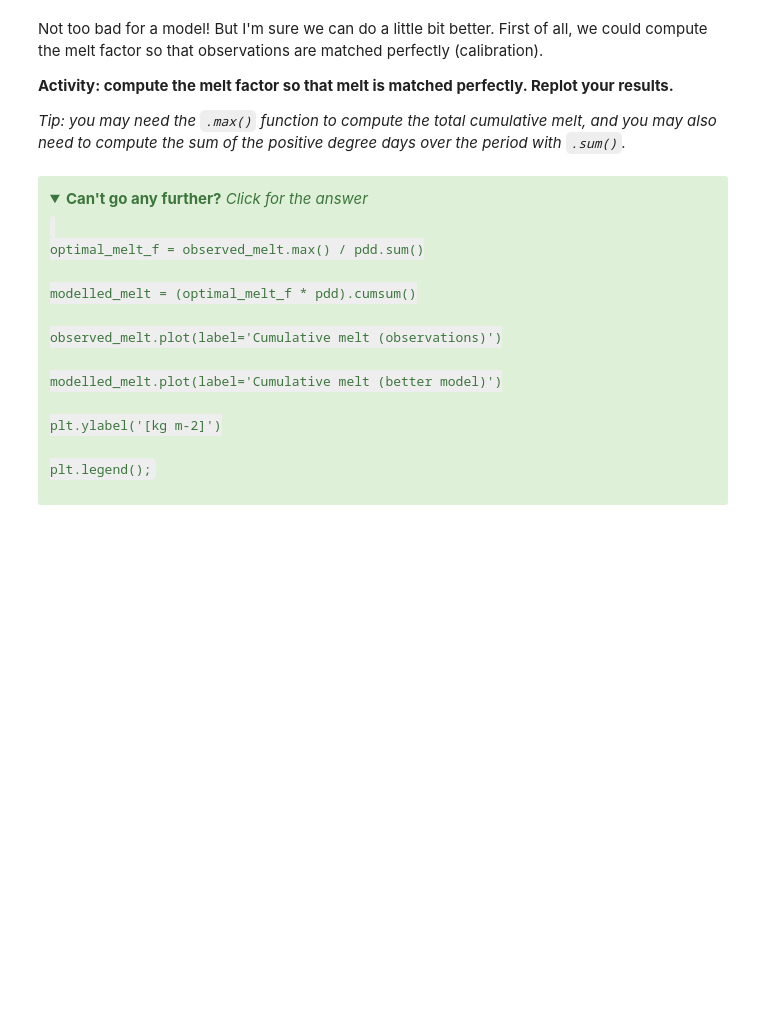
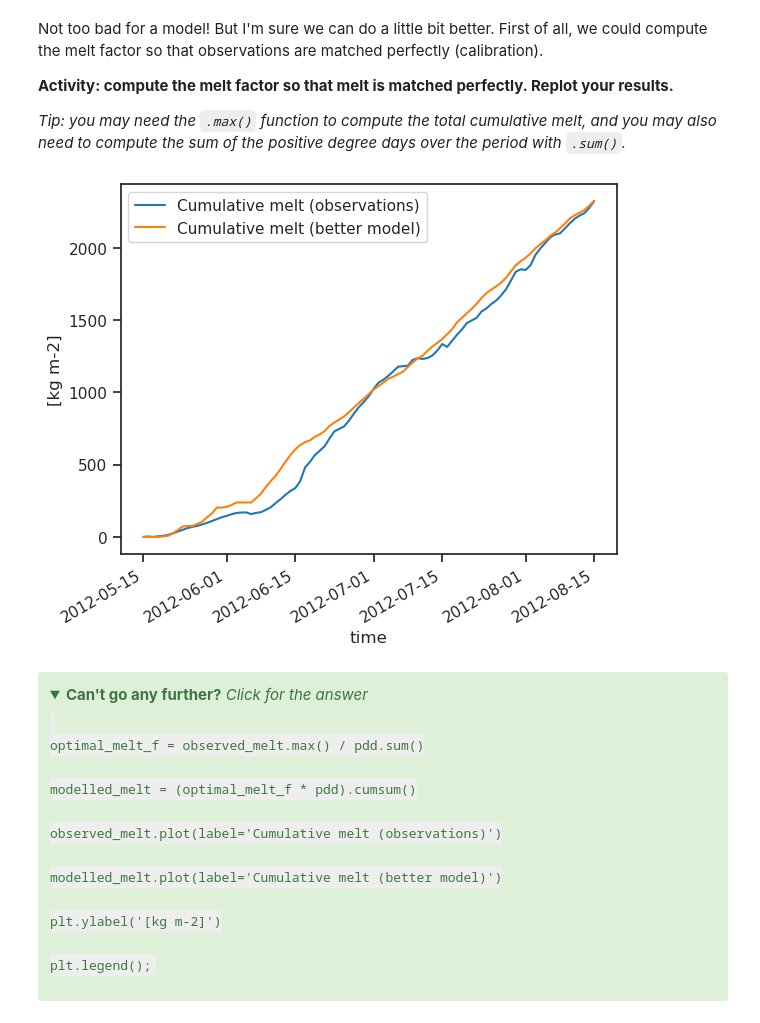
Before and after one commit to OGGM/training-lahore, a Jupyter notebook: _sources/day_2/03_temperature_index_model.ipynb, the cells around one changed output. Drawn from its saved outputs; the diff is of its cells as text; code cells hidden in the pictures; folded sections open; blank space fills up the shorter version.

```diff
--- a/_sources/day_2/03_temperature_index_model.ipynb
+++ b/_sources/day_2/03_temperature_index_model.ipynb
@@ -117,3 +168,15 @@ Not too bad for a model! But I'm sure we can do a little bit better. First of al
+# %%
+# calibrate
+optimal_melt_f = observed_melt.max() / pdd.sum()
+
+modelled_melt = (optimal_melt_f * pdd).cumsum()
+observed_melt.plot(label='Cumulative melt (observations)')
+modelled_melt.plot(label='Cumulative melt (better model)')
+
+plt.ylabel('[kg m-2]')
+plt.legend();
+# %% [output]
+[figure, added]
 # %% [markdown]
 <div class="alert alert-success">
 <details><summary><b>Can't go any further?</b> <i>Click for the answer</i></summary>
```
Also changed, not shown: parts of 14 cells of this notebook, 46 other files.
